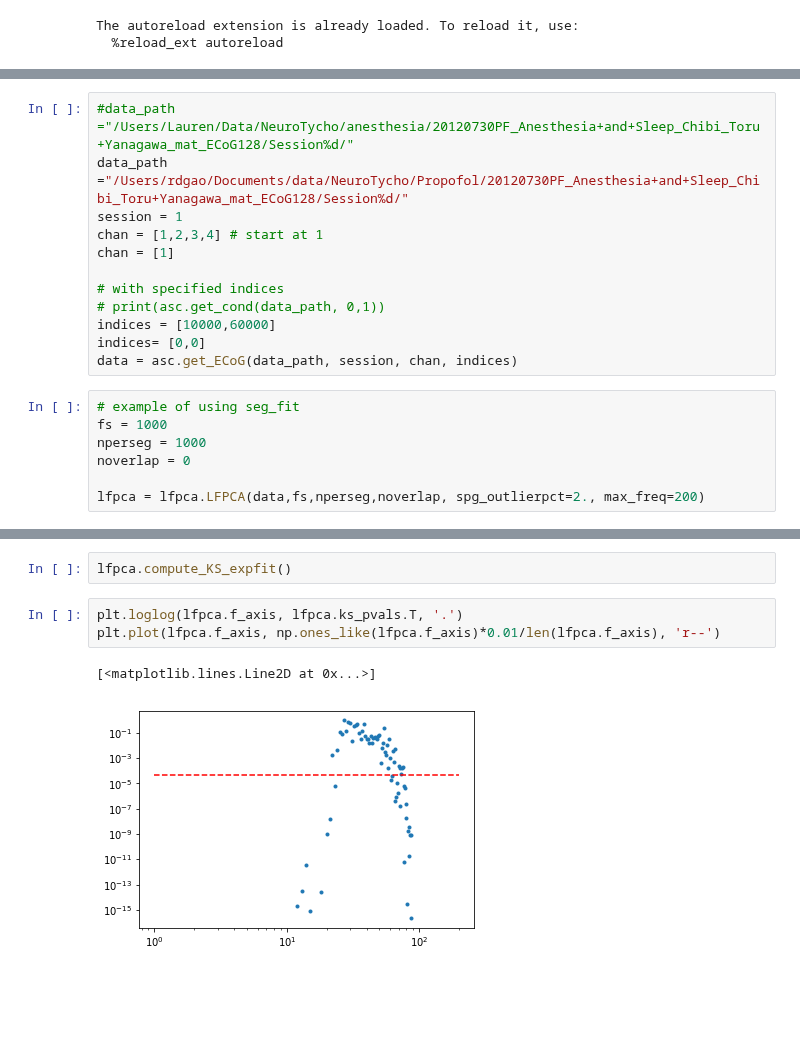
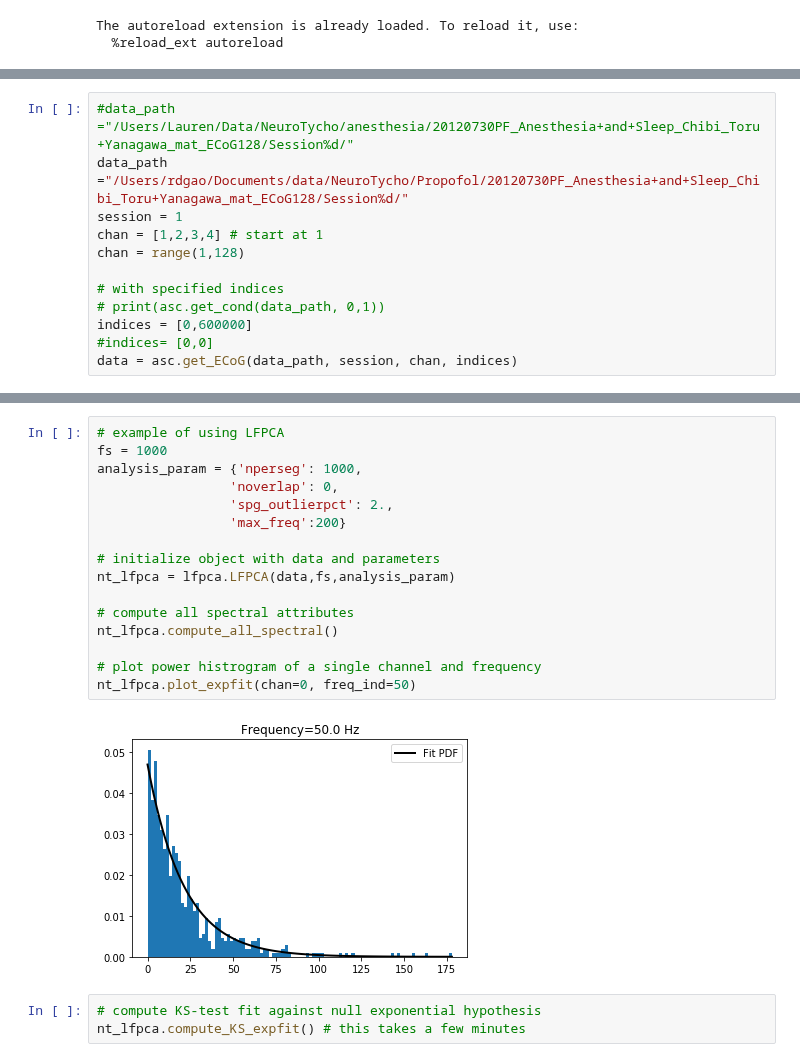
Before and after one commit to voytekresearch/SpectralCA, a Jupyter notebook: individual_notes/analysis_pipeline.ipynb, the cells around one changed output, grey strips where cells are left out. Cells and saved outputs as stored; diff of their text form; blank space fills up the shorter version.

Commit message:
LFPCA ready to use, examples in analysis_pipeline

```diff
--- a/individual_notes/analysis_pipeline.ipynb
+++ b/individual_notes/analysis_pipeline.ipynb
@@ -42,17 +43,10 @@ from scv_funcs import lfpca
 data_path ="/Users/rdgao/Documents/data/NeuroTycho/Propofol/20120730PF_Anesthesia+and+Sleep_Chibi_Toru+Yanagawa_mat_ECoG128/Session%d/"
 session = 1
 chan = [1,2,3,4] # start at 1
-chan = [1]
+chan = range(1,128)
 
 # with specified indices
 # print(asc.get_cond(data_path, 0,1))
-indices = [10000,60000]
-indices= [0,0]
+indices = [0,600000]
+#indices= [0,0]
 data = asc.get_ECoG(data_path, session, chan, indices)
-# %%
-# example of using seg_fit
-fs = 1000
-nperseg = 1000
-noverlap = 0
-
-lfpca = lfpca.LFPCA(data,fs,nperseg,noverlap, spg_outlierpct=2., max_freq=200)
@@ -71,8 +53,21 @@ lfpca.plot_expfit(0,10)
-# %%
-lfpca.compute_KS_expfit()
-# %%
-plt.loglog(lfpca.f_axis, lfpca.ks_pvals.T, '.')
-plt.plot(lfpca.f_axis, np.ones_like(lfpca.f_axis)*0.01/len(lfpca.f_axis), 'r--')
-# %% [output]
-[<matplotlib.lines.Line2D at 0x...>]
-[figure, removed]
+# %%
+# example of using LFPCA
+fs = 1000
+analysis_param = {'nperseg': 1000,
+                 'noverlap': 0,
+                 'spg_outlierpct': 2.,
+                 'max_freq':200}
+
+# initialize object with data and parameters
+nt_lfpca = lfpca.LFPCA(data,fs,analysis_param)
+
+# compute all spectral attributes
+nt_lfpca.compute_all_spectral()
+
+# plot power histrogram of a single channel and frequency
+nt_lfpca.plot_expfit(chan=0, freq_ind=50)
+# %% [output]
+[figure, added]
+# %%
+# compute KS-test fit against null exponential hypothesis
+nt_lfpca.compute_KS_expfit() # this takes a few minutes
```
Also changed, not shown: parts of 10 cells of this notebook, 1 other file.
